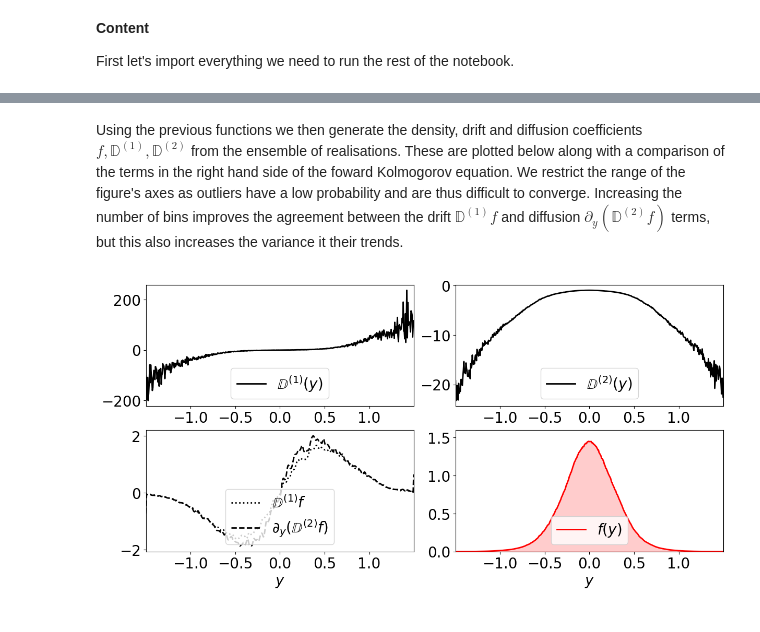
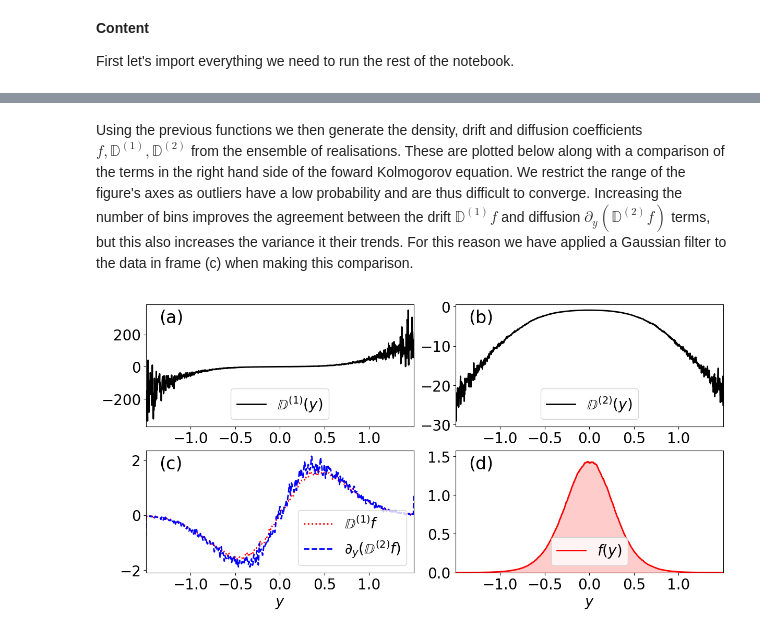
Before and after one commit to D-stratify/Theory, a Jupyter notebook: Diffusion/Diffusion_1D_Stochastic_BCS.ipynb, the cells around one changed output, grey strips where cells are left out. Drawn from its saved outputs; the diff is of its cells as text; code cells hidden in the pictures.

```diff
--- a/Diffusion/Diffusion_1D_Stochastic_BCS.ipynb
+++ b/Diffusion/Diffusion_1D_Stochastic_BCS.ipynb
@@ -313,6 +314,6 @@ def diffusion(dY2_data,Y_data,Range,N_bins):
   y = .5*(y[1:]+y[:-1]); dy = y[1] - y[0];
   f_Y =  np.sum(  f_YΦ,axis=1)*dφ;      # f_Y(y)
   E   = (np.sum(φ*f_YΦ,axis=1)*dφ)/f_Y; # E{Φ|Y} = int_φ f_Φ|Y(φ|y)*φ dφ
-  D1  = -E
+  D2  = -E
 
-  return D1,E
+  return D2
@@ -331,16 +328,18 @@ showing that this problem reduces to knowledge of $h(\nabla y, y|z;t)$ on the bo
 # %%
+nz_minus = -1 # at z=0
+nz_plus  =  1 # at z=1
+
 def Expectation(Y,dY,y,N_bins):
 
     f_YΦ,_,φ = np.histogram2d(Y,dY,range = ((min(y),max(y)),(min(dY),max(dY))),bins=N_bins,density=True) # n (-3)
     φ   = .5*(φ[1:]+φ[:-1]);
     dφ  = φ[1] - φ[0];
-    E   = np.sum(φ*f_YΦ,axis=1)*dφ # E{Φ|Y=y}*f(y) = int_φ f_ΦY(φ,y)*φ dφ where φ = ∇Y_t
+    E   = np.sum(φ*f_YΦ,axis=1)*dφ # E{Φ|Y=y}*f(y) = int_φ f_ΦY(φ,y)*φ dφ where φ = n.∇Y_t
 
     return E
 
 def drift(f,y, Y0,Y1,Yz0,Yz1,N_bins):
 
-  Ez1 = Expectation(Y1[...].flatten(),Yz1[...].flatten(),y,N_bins)
-  Ez0 = Expectation(Y0[...].flatten(),Yz0[...].flatten(),y,N_bins)
-
-  return ( Ez1 - Ez0 )/f
+  Y_t   = np.hstack( ( Y1[...].flatten(),   Y0[...].flatten())  )
+  nDY_t = np.hstack( (nz_plus*Yz1[...].flatten(), nz_minus*Yz0[...].flatten())  )
+  return 2*Expectation(Y_t,nDY_t,y,N_bins)/f
@@ -388,5 +365,5 @@ plt.show()
 # %% [markdown]
-Using the previous functions we then generate the density, drift and diffusion coefficients $f, \mathbb{D}^{(1)}, \mathbb{D}^{(2)}$ from the ensemble of realisations. These are plotted below along with a comparison of the terms in the right hand side of the foward Kolmogorov equation. We restrict the range of the figure's axes as outliers have a low probability and are thus difficult to converge. Increasing the number of bins improves the agreement between the drift $\mathbb{D}^{(1)}f$ and diffusion $\partial_y (\mathbb{D}^{(2)}f)$ terms, but this also increases the variance it their trends.
+Using the previous functions we then generate the density, drift and diffusion coefficients $f, \mathbb{D}^{(1)}, \mathbb{D}^{(2)}$ from the ensemble of realisations. These are plotted below along with a comparison of the terms in the right hand side of the foward Kolmogorov equation. We restrict the range of the figure's axes as outliers have a low probability and are thus difficult to converge. Increasing the number of bins improves the agreement between the drift $\mathbb{D}^{(1)}f$ and diffusion $\partial_y (\mathbb{D}^{(2)}f)$ terms, but this also increases the variance it their trends. For this reason we have applied a Gaussian filter to the data in frame (c) when making this comparison.
 # %%
 def Plot_Terms(y,f,D1,D2):
 
@@ -413,8 +390,8 @@ def Plot_Terms(y,f,D1,D2):
 
   from scipy.ndimage import gaussian_filter1d
 
-  axs[1,0].plot(y,gaussian_filter1d(D1*f,sigma=2),'k:', linewidth=2,label=r'$\mathbb{D}^{(1)} f$')
-  axs[1,0].plot(y,D@(gaussian_filter1d(D2*f,sigma=2)),'k--', linewidth=2,label=r'$\partial_y \left( \mathbb{D}^{(2)} f \right)$')
+  axs[1,0].plot(y,gaussian_filter1d(D1*f,sigma=2),'r:', linewidth=2,label=r'$\mathbb{D}^{(1)} f$')
+  axs[1,0].plot(y,D@(gaussian_filter1d(D2*f,sigma=2)),'b--', linewidth=2,label=r'$\partial_y \left( \mathbb{D}^{(2)} f \right)$')
 
   axs[1,0].set_xlabel(r'$y$',fontsize=20)
 
@@ -425,6 +402,10 @@ def Plot_Terms(y,f,D1,D2):
 
   axs[1,1].set_xlabel(r'$y$',fontsize=20)
 
+  axs[0,0].annotate(r'(a)', xy=(0.05,0.85), xycoords='axes fraction',fontsize=24)
+  axs[0,1].annotate(r'(b)', xy=(0.05,0.85), xycoords='axes fraction',fontsize=24)
+  axs[1,0].annotate(r'(c)', xy=(0.05,0.85), xycoords='axes fraction',fontsize=24)
+  axs[1,1].annotate(r'(d)', xy=(0.05,0.85), xycoords='axes fraction',fontsize=24)
 
   for ax in [axs[0,0],axs[1,0],axs[0,1],axs[1,1]]:
     ax.set_xlim([min(y),max(y)])
@@ -432,21 +413,22 @@ def Plot_Terms(y,f,D1,D2):
     ax.tick_params(axis='x', labelsize=20)
     ax.tick_params(axis='y', labelsize=20)
 
+  axs[1,0].legend(loc=4,fontsize=20)
+
   plt.savefig('1D_Diffusion.png',dpi=200)
   plt.show()
 
   return None;
 # %%
 
-#Range = (   min(Y_data[...].flatten()),max(Y_data[...].flatten())  );
 Range = (-1.5,1.5)
-N_bins=512
+N_bins=1024
 
 # Estimate the terms
-f,y  = density(Y_data,Range,N_bins)
-D2,E = diffusion(dY2_data,Y_data,Range,N_bins)
-D1   = drift(f,y, Y0_Data,Y1_Data,Y0zData,Y1zData, N_bins)
+f,y = density(Y_data,Range,N_bins)
+D2  = diffusion(dY2_data,Y_data,Range,N_bins)
+D1  = drift(f,y, Y0_Data,Y1_Data,Y0zData,Y1zData, N_bins)
 
 Plot_Terms(y,f,D1,D2)
 # %% [output]
-[figure, old version]
+[figure, new version]
```
Also changed, not shown: parts of 13 cells of this notebook, 4 other files.
